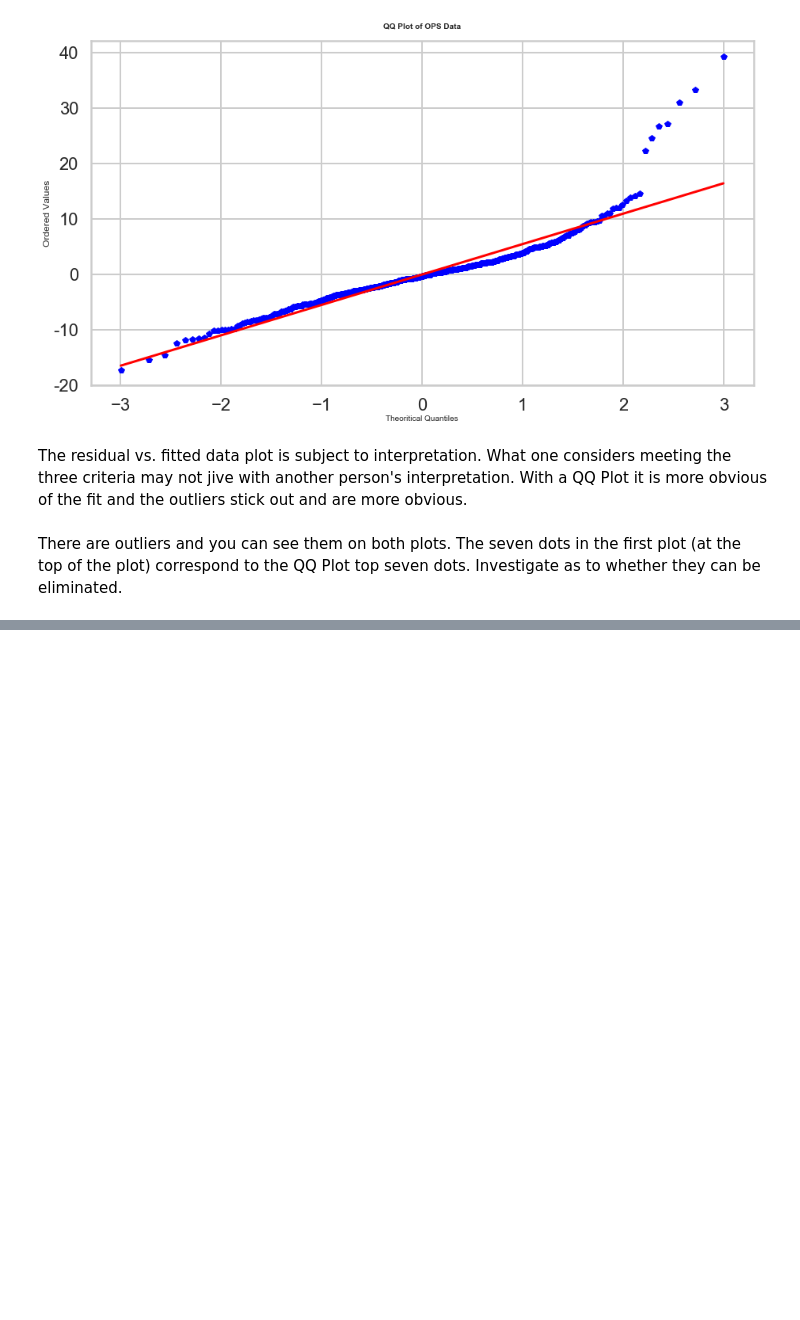
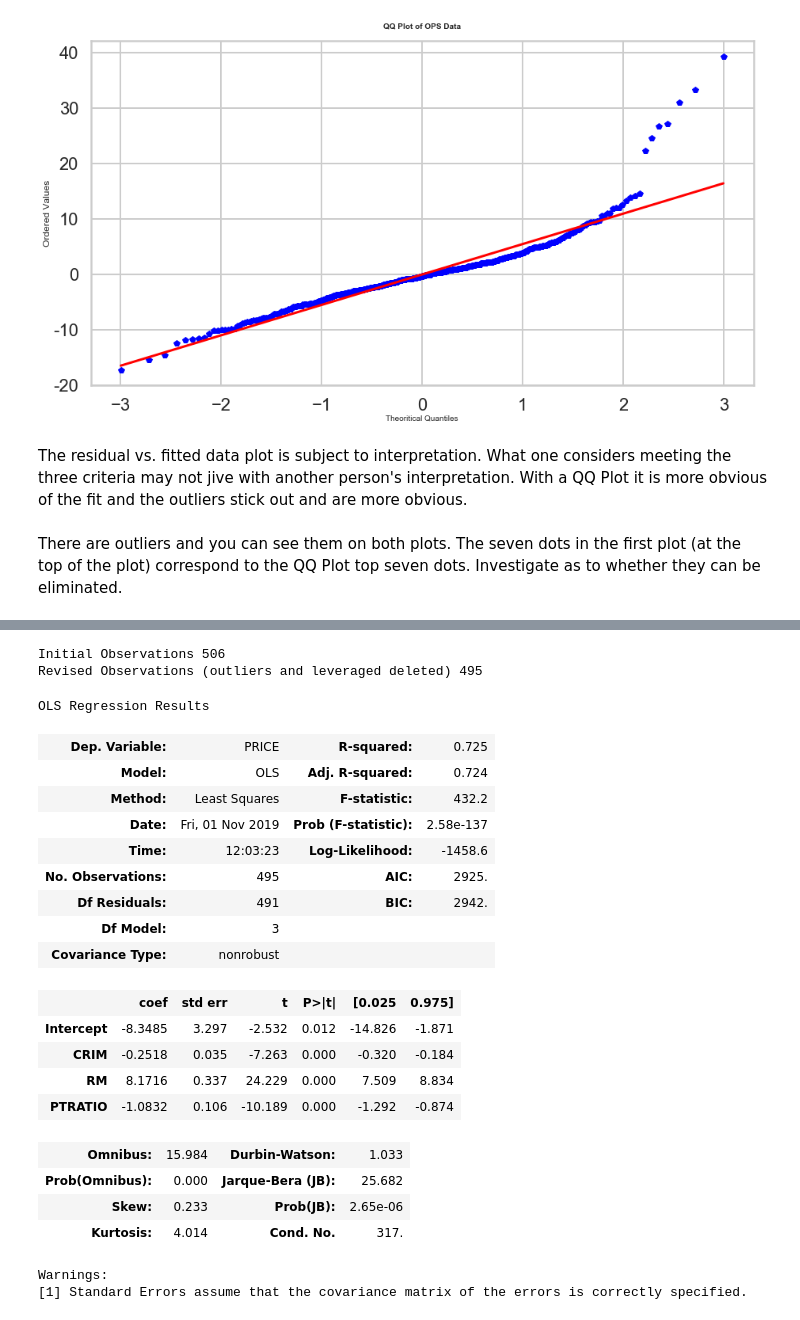
Before and after one commit to paulscheibal/SBDataScienceCert, a Jupyter notebook: MiniProjects/Mini_Project_Linear_Regression.ipynb, the cells around one changed output, grey strips where cells are left out. Saved outputs shown, nothing was run; the diff lists cells and outputs as text; code cells hidden in the pictures; blank space fills up the shorter version.

```diff
--- a/MiniProjects/Mini_Project_Linear_Regression.ipynb
+++ b/MiniProjects/Mini_Project_Linear_Regression.ipynb
@@ -910,0 +921,18 @@ There are outliers and you can see them on both plots. The seven dots in the fir
+# %%
+print('\n')
+print('Printing outliers: ')
+print('\n')
+ind = m.resid.nlargest(7).index
+outliers = bos.loc[ind,:]
+outliers['y_pred'] = m.fittedvalues[ind]
+outliers['diff'] = abs(outliers['PRICE'] - outliers['y_pred'])
+print(outliers)
+print('\n')
+print('Another outlier, but not as extreme')
+print('\n')
+ol2ind =  bos.loc[[364],:].index
+ol2 = bos.loc[ol2ind,:]
+ol2['y_pred'] = m.fittedvalues[ol2ind]
+ol2['diff'] = abs(ol2['PRICE'] - ol2['y_pred'])
+print(ol2)
+ind = ind.append(ol2ind)
@@ -910,0 +990,32 @@ There are outliers and you can see them on both plots. The seven dots in the fir
+# %%
+bos_revised = bos.drop(hilevind)
+bos_revised = bos_revised.drop(ind)
+print('Initial Observations',format(len(bos)))
+print('Revised Observations (outliers and leveraged deleted)',format(len(bos_revised)))
+# rerun ols with bos_revised
+mr = ols('PRICE ~ CRIM + RM + PTRATIO',bos_revised).fit()
+mr.summary()
+# %% [output]
+Initial Observations 506
+Revised Observations (outliers and leveraged deleted) 495
+OLS Regression Results
+| Dep. Variable: | PRICE | R-squared: | 0.725 |
+| Model: | OLS | Adj. R-squared: | 0.724 |
+| Method: | Least Squares | F-statistic: | 432.2 |
+| Date: | Fri, 01 Nov 2019 | Prob (F-statistic): | 2.58e-137 |
+| Time: | 12:03:23 | Log-Likelihood: | -1458.6 |
+| No. Observations: | 495 | AIC: | 2925. |
+| Df Residuals: | 491 | BIC: | 2942. |
+| Df Model: | 3 |  |  |
+| Covariance Type: | nonrobust |  |  |
+|  | coef | std err | t | P>|t| | [0.025 | 0.975] |
+| Intercept | -8.3485 | 3.297 | -2.532 | 0.012 | -14.826 | -1.871 |
+| CRIM | -0.2518 | 0.035 | -7.263 | 0.000 | -0.320 | -0.184 |
+| RM | 8.1716 | 0.337 | 24.229 | 0.000 | 7.509 | 8.834 |
+| PTRATIO | -1.0832 | 0.106 | -10.189 | 0.000 | -1.292 | -0.874 |
+| Omnibus: | 15.984 | Durbin-Watson: | 1.033 |
+| Prob(Omnibus): | 0.000 | Jarque-Bera (JB): | 25.682 |
+| Skew: | 0.233 | Prob(JB): | 2.65e-06 |
+| Kurtosis: | 4.014 | Cond. No. | 317. |
+Warnings:
+[1] Standard Errors assume that the covariance matrix of the errors is correctly specified.
```
Also changed, not shown: parts of 24 cells of this notebook.
